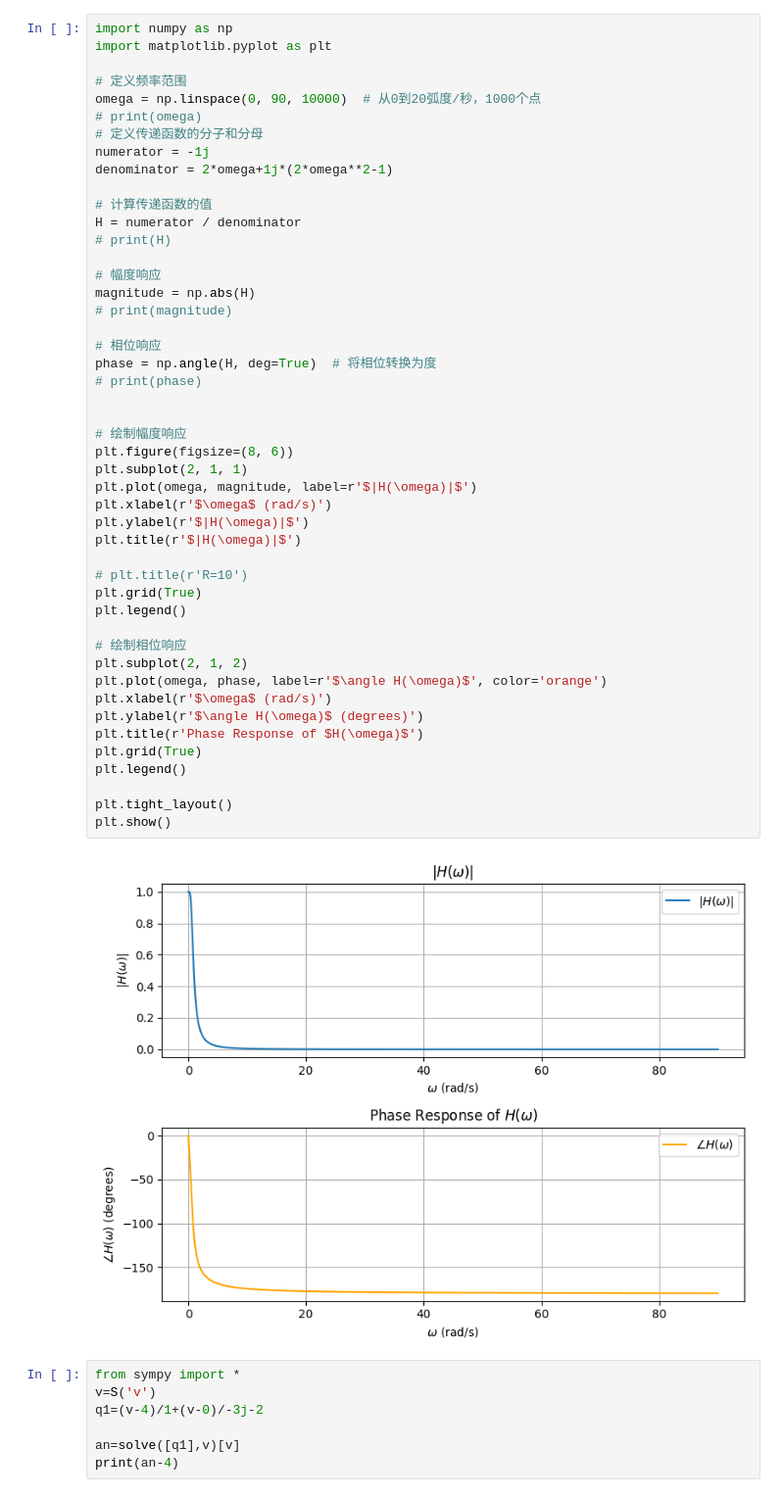
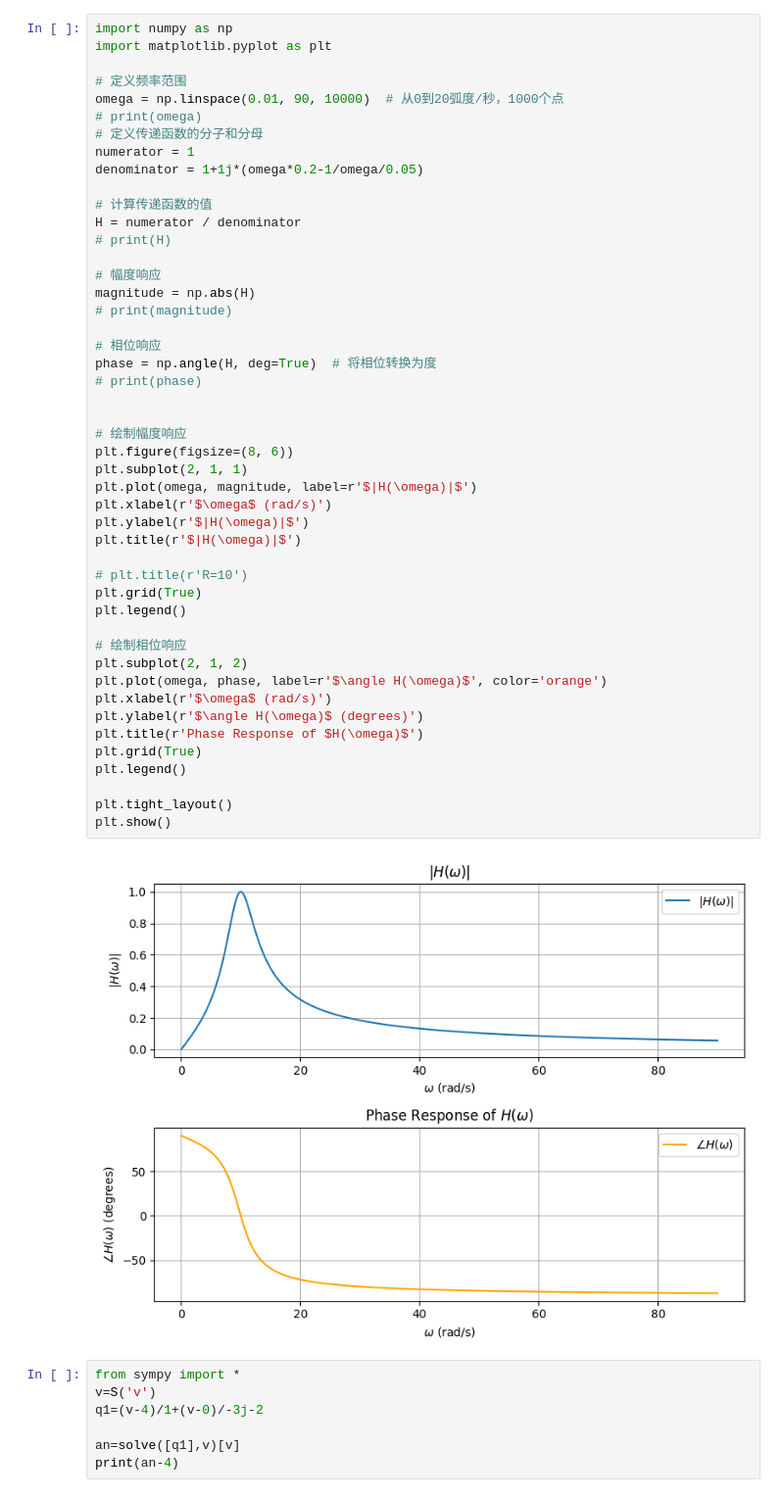
Before and after one commit to ZJUI-ME-course/25SP-ECE211, a Jupyter notebook: h(w).ipynb, the cells around one changed output. Shown at 98% size. Cells and saved outputs as stored; diff of their text form.

```diff
--- a/h(w).ipynb
+++ b/h(w).ipynb
@@ -3,11 +3,11 @@ import numpy as np
 import matplotlib.pyplot as plt
 
 # 定义频率范围
-omega = np.linspace(0, 90, 10000)  # 从0到20弧度/秒，1000个点
+omega = np.linspace(0.01, 90, 10000)  # 从0到20弧度/秒，1000个点
 # print(omega)
 # 定义传递函数的分子和分母
-numerator = -1j
-denominator = 2*omega+1j*(2*omega**2-1)
+numerator = 1
+denominator = 1+1j*(omega*0.2-1/omega/0.05)
 
 # 计算传递函数的值
 H = numerator / denominator
@@ -19,34 +19,34 @@ magnitude = np.abs(H)
 
 # 相位响应
 phase = np.angle(H, deg=True)  # 将相位转换为度
 # print(phase)
 
 
 # 绘制幅度响应
 plt.figure(figsize=(8, 6))
 plt.subplot(2, 1, 1)
 plt.plot(omega, magnitude, label=r'$|H(\omega)|$')
 plt.xlabel(r'$\omega$ (rad/s)')
 plt.ylabel(r'$|H(\omega)|$')
 plt.title(r'$|H(\omega)|$')
 
 # plt.title(r'R=10')
 plt.grid(True)
 plt.legend()
 
 # 绘制相位响应
 plt.subplot(2, 1, 2)
 plt.plot(omega, phase, label=r'$\angle H(\omega)$', color='orange')
 plt.xlabel(r'$\omega$ (rad/s)')
 plt.ylabel(r'$\angle H(\omega)$ (degrees)')
 plt.title(r'Phase Response of $H(\omega)$')
 plt.grid(True)
 plt.legend()
 
 plt.tight_layout()
 plt.show()
 # %% [output]
-[figure, old version]
+[figure, new version]
 # %%
 from sympy import *
 v=S('v')
```
Also changed, not shown: parts of 1 cell of this notebook.
